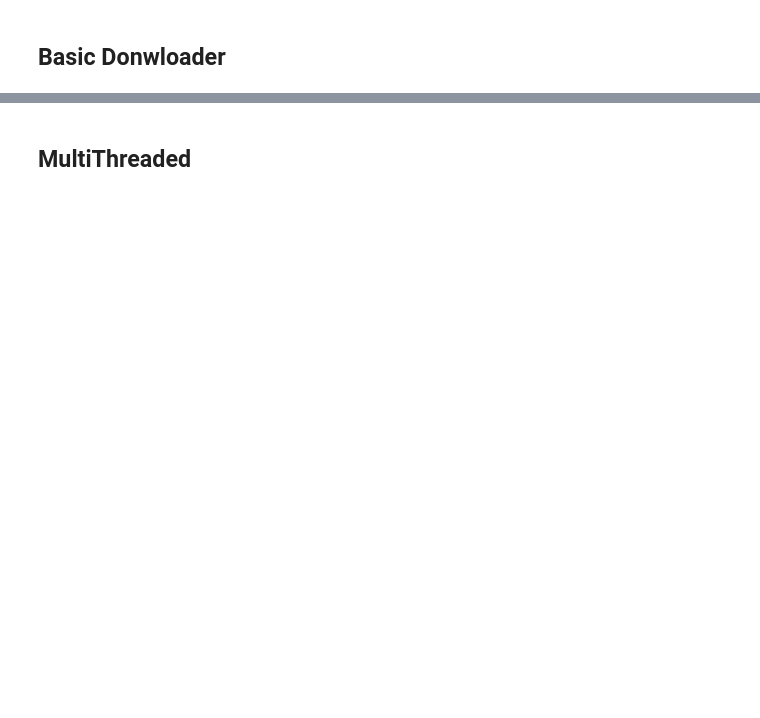
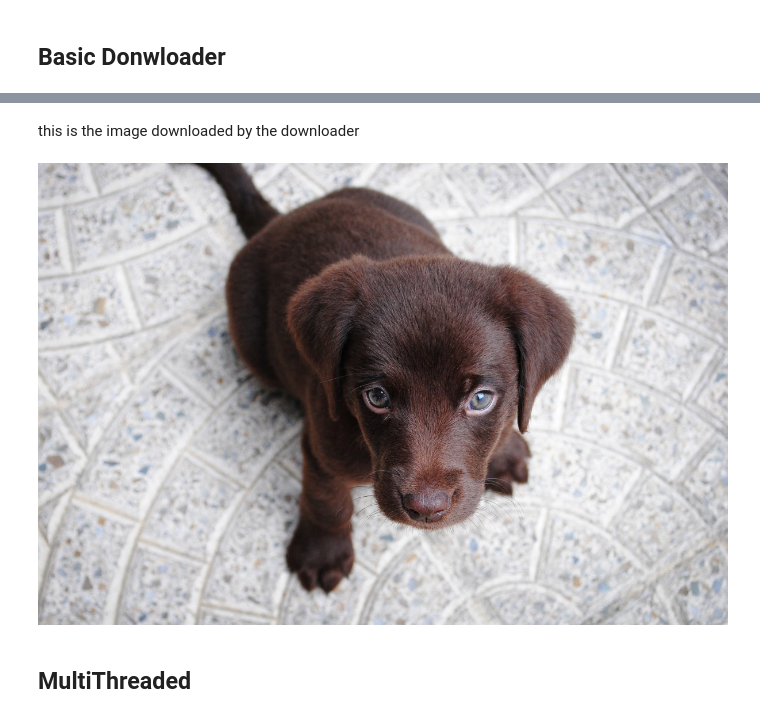
Before and after one commit to samsja/web2dataset, a Jupyter notebook: nbs/downloader.ipynb, the cells around one changed output, grey strips where cells are left out. Drawn from its saved outputs; the diff is of its cells as text; code cells hidden in the pictures; blank space fills up the shorter version.

```diff
--- a/nbs/downloader.ipynb
+++ b/nbs/downloader.ipynb
@@ -28,3 +151,9 @@ class BasicDownloader(Downloader):
+# %% [markdown]
+this is the image downloaded by the downloader
+# %%
+Image.open(f"{downloader.images_path}/{searcher.documents[0].uuid}")
+# %% [output]
+[figure, added]
 # %% [markdown]
 ## MultiThreaded
 # %%
```
Also changed, not shown: parts of 18 cells of this notebook, 11 other files.
